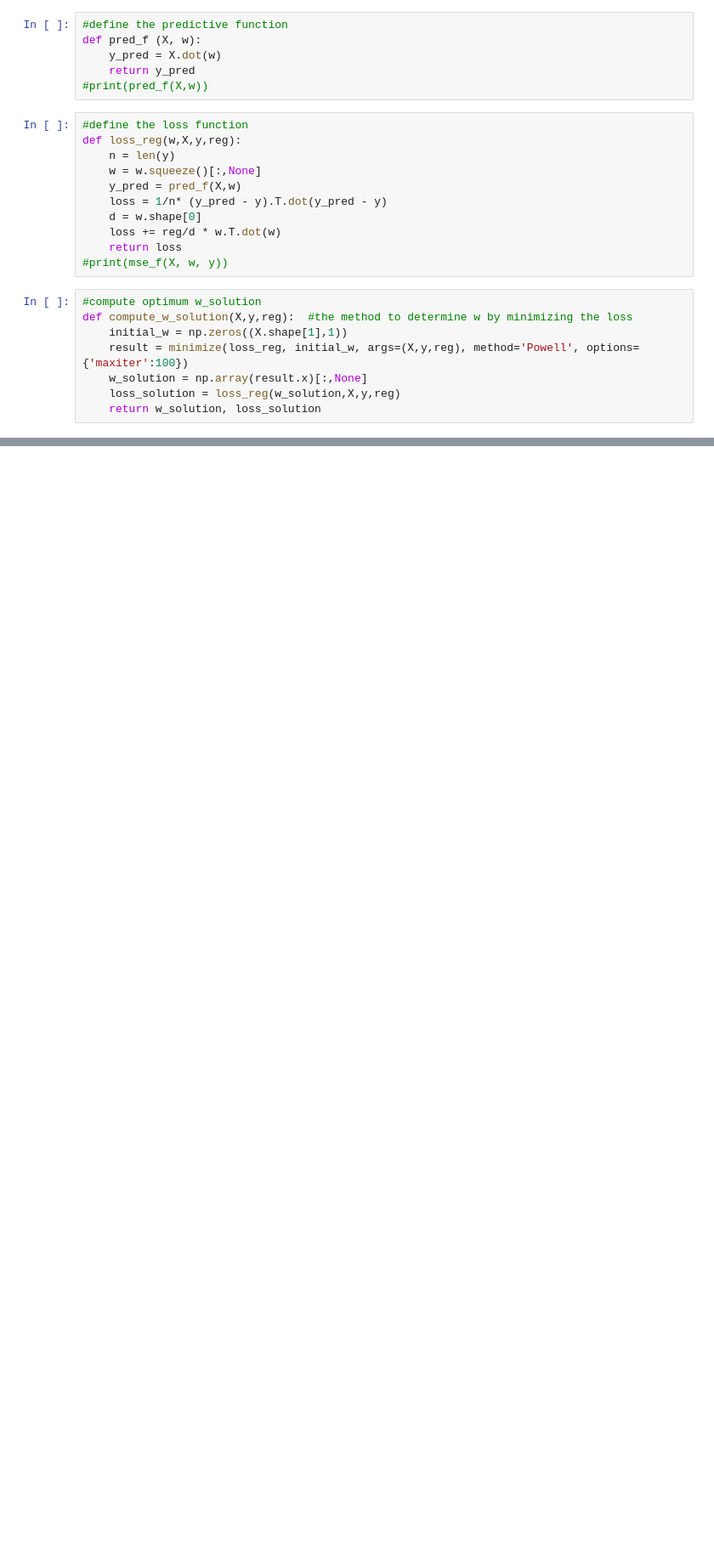
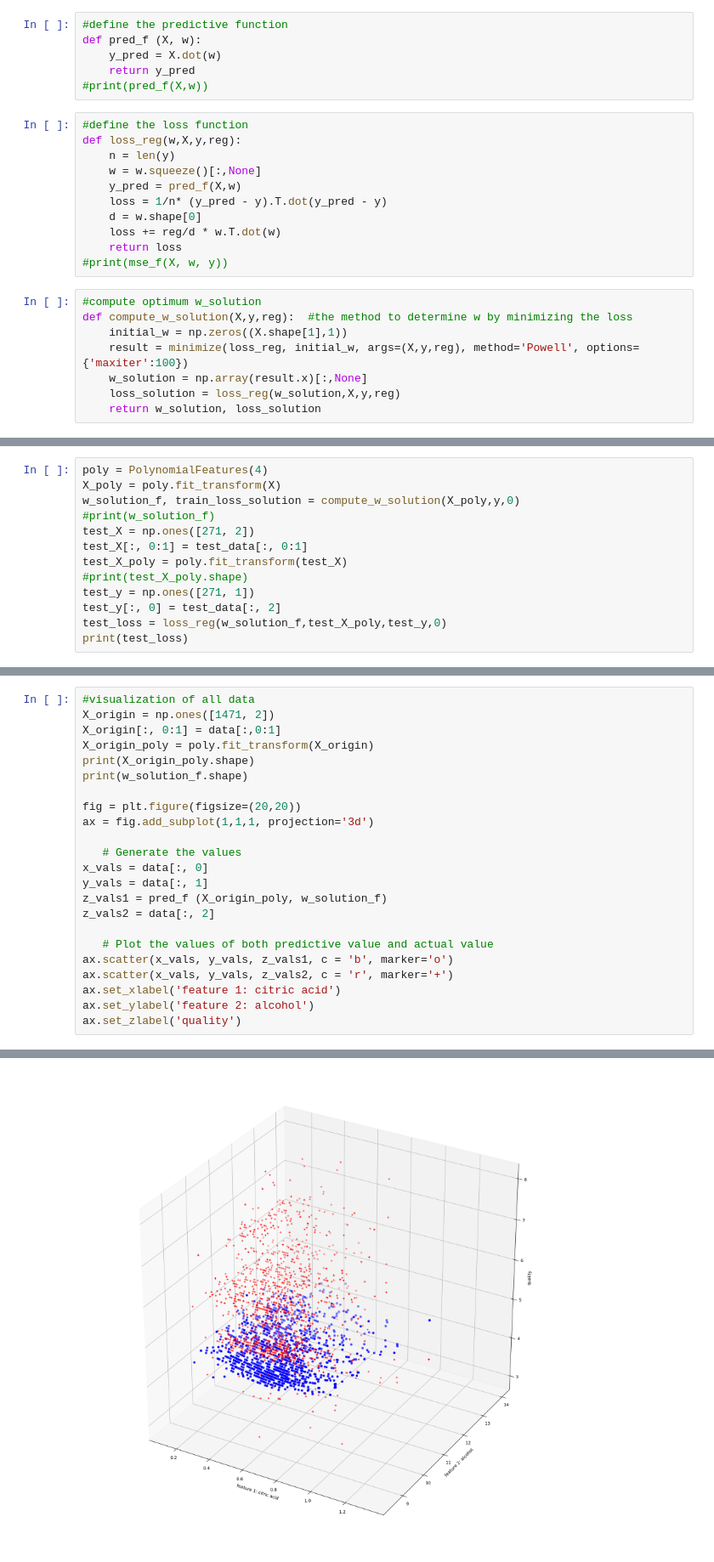
Before and after one commit to tcheew118/CE9010_2018_Group18_Project, a Jupyter notebook: Project_LinReg.ipynb, the cells around one changed output, grey strips where cells are left out. Shown at 85% size. Drawn from its saved outputs; the diff is of its cells as text; blank space fills up the shorter version.

```diff
--- a/Project_LinReg.ipynb
+++ b/Project_LinReg.ipynb
@@ -143,0 +186,13 @@ print(mean_loss_tab)
+# %%
+poly = PolynomialFeatures(4)
+X_poly = poly.fit_transform(X)
+w_solution_f, train_loss_solution = compute_w_solution(X_poly,y,0)
+#print(w_solution_f)
+test_X = np.ones([271, 2])
+test_X[:, 0:1] = test_data[:, 0:1]
+test_X_poly = poly.fit_transform(test_X)
+#print(test_X_poly.shape)
+test_y = np.ones([271, 1])
+test_y[:, 0] = test_data[:, 2]
+test_loss = loss_reg(w_solution_f,test_X_poly,test_y,0)
+print(test_loss)
@@ -143,0 +203,24 @@ print(mean_loss_tab)
+# %%
+#visualization of all data
+X_origin = np.ones([1471, 2])
+X_origin[:, 0:1] = data[:,0:1]
+X_origin_poly = poly.fit_transform(X_origin)
+print(X_origin_poly.shape)
+print(w_solution_f.shape)
+
+fig = plt.figure(figsize=(20,20))
+ax = fig.add_subplot(1,1,1, projection='3d')
+
+   # Generate the values
+x_vals = data[:, 0]
+y_vals = data[:, 1]
+z_vals1 = pred_f (X_origin_poly, w_solution_f)
+z_vals2 = data[:, 2]
+
+   # Plot the values of both predictive value and actual value
+ax.scatter(x_vals, y_vals, z_vals1, c = 'b', marker='o')
+ax.scatter(x_vals, y_vals, z_vals2, c = 'r', marker='+')
+ax.set_xlabel('feature 1: citric acid')
+ax.set_ylabel('feature 2: alcohol')
+ax.set_zlabel('quality')
+# %% [output]
@@ -143,0 +230 @@ print(mean_loss_tab)
+[figure, added]
```
Also changed, not shown: parts of 13 cells of this notebook, 8 other files.
